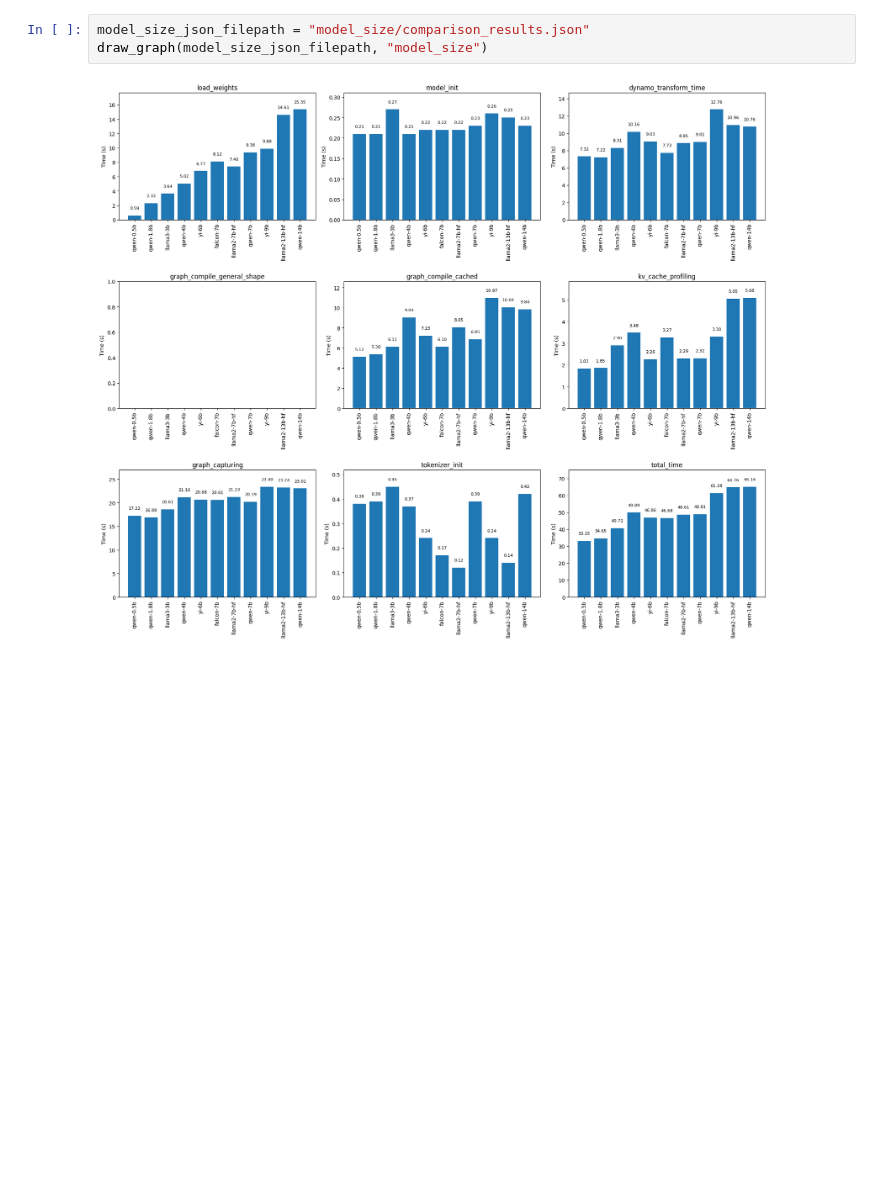
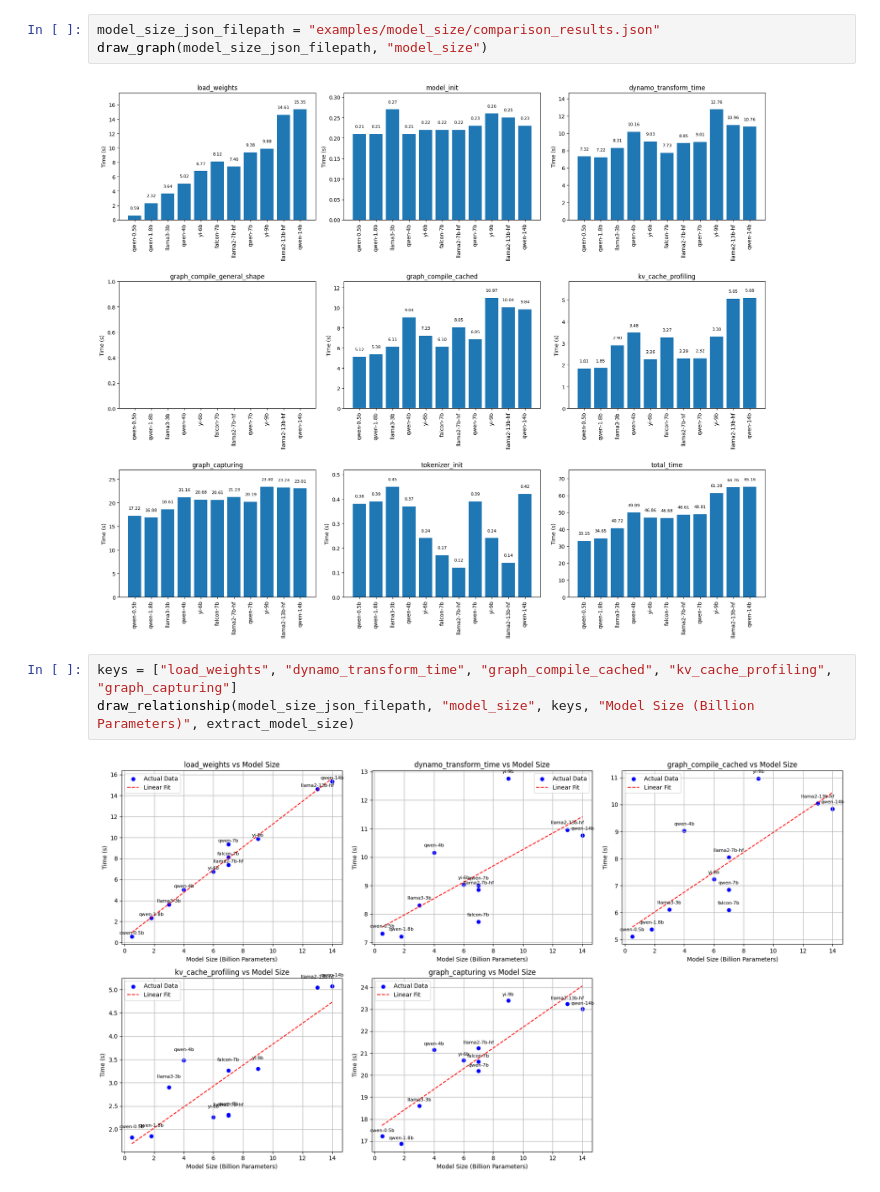
Before and after one commit to Huzifa1/vllm-profiling, a Jupyter notebook: visualize.ipynb, the cells around one changed output. Drawn from its saved outputs; the diff is of its cells as text; blank space fills up the shorter version.

```diff
--- a/visualize.ipynb
+++ b/visualize.ipynb
@@ -195,7 +195,12 @@ def draw_relationship(json_filepath, order_by, keys, xlabel, y_axis_func):
         y_axis_func=y_axis_func
     )
 # %%
-model_size_json_filepath = "model_size/comparison_results.json"
+model_size_json_filepath = "examples/model_size/comparison_results.json"
 draw_graph(model_size_json_filepath, "model_size")
 # %% [output]
 [figure]
+# %%
+keys = ["load_weights", "dynamo_transform_time", "graph_compile_cached", "kv_cache_profiling", "graph_capturing"]
+draw_relationship(model_size_json_filepath, "model_size", keys, "Model Size (Billion Parameters)", extract_model_size)
+# %% [output]
+[figure, added]
```
Also changed, not shown: 3 other files.
